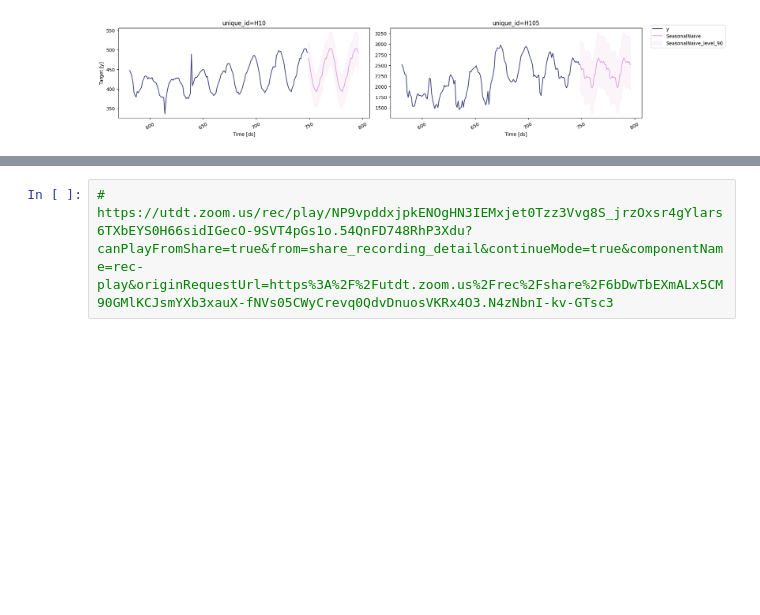
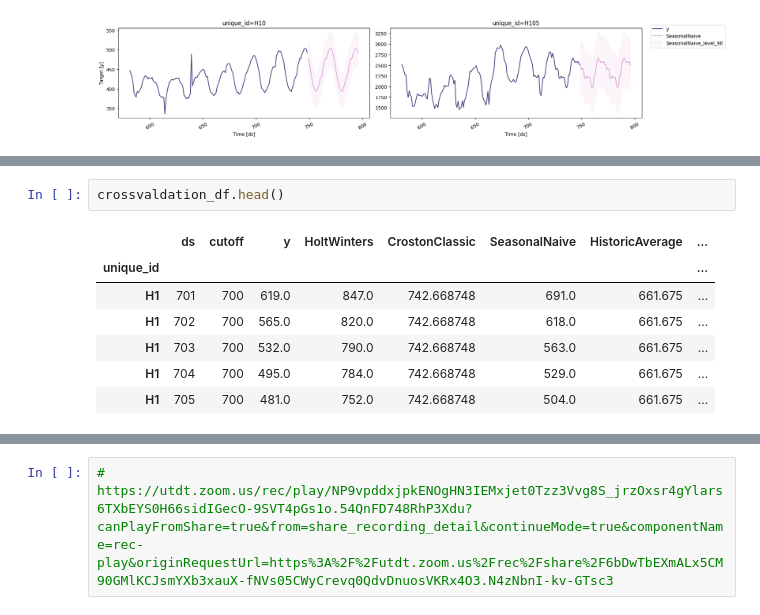
Before and after one commit to DavidGuzzi/TSA, a Jupyter notebook: Nixtla/SF.ipynb, the cells around one changed output, grey strips where cells are left out. Drawn from its saved outputs; the diff is of its cells as text; blank space fills up the shorter version.

```diff
--- a/Nixtla/SF.ipynb
+++ b/Nixtla/SF.ipynb
@@ -157,0 +165,10 @@ sf.plot(Y_df, forecasts_df, models=["SeasonalNaive"], unique_ids=["H10", "H105"]
+# %%
+crossvaldation_df.head()
+# %% [output]
+|  | ds | cutoff | y | HoltWinters | CrostonClassic | SeasonalNaive | HistoricAverage | ... |
+| unique_id |  |  |  |  |  |  |  | ... |
+| H1 | 701 | 700 | 619.0 | 847.0 | 742.668748 | 691.0 | 661.675 | ... |
+| H1 | 702 | 700 | 565.0 | 820.0 | 742.668748 | 618.0 | 661.675 | ... |
+| H1 | 703 | 700 | 532.0 | 790.0 | 742.668748 | 563.0 | 661.675 | ... |
+| H1 | 704 | 700 | 495.0 | 784.0 | 742.668748 | 529.0 | 661.675 | ... |
+| H1 | 705 | 700 | 481.0 | 752.0 | 742.668748 | 504.0 | 661.675 | ... |
```
Also changed, not shown: parts of 5 cells of this notebook.
